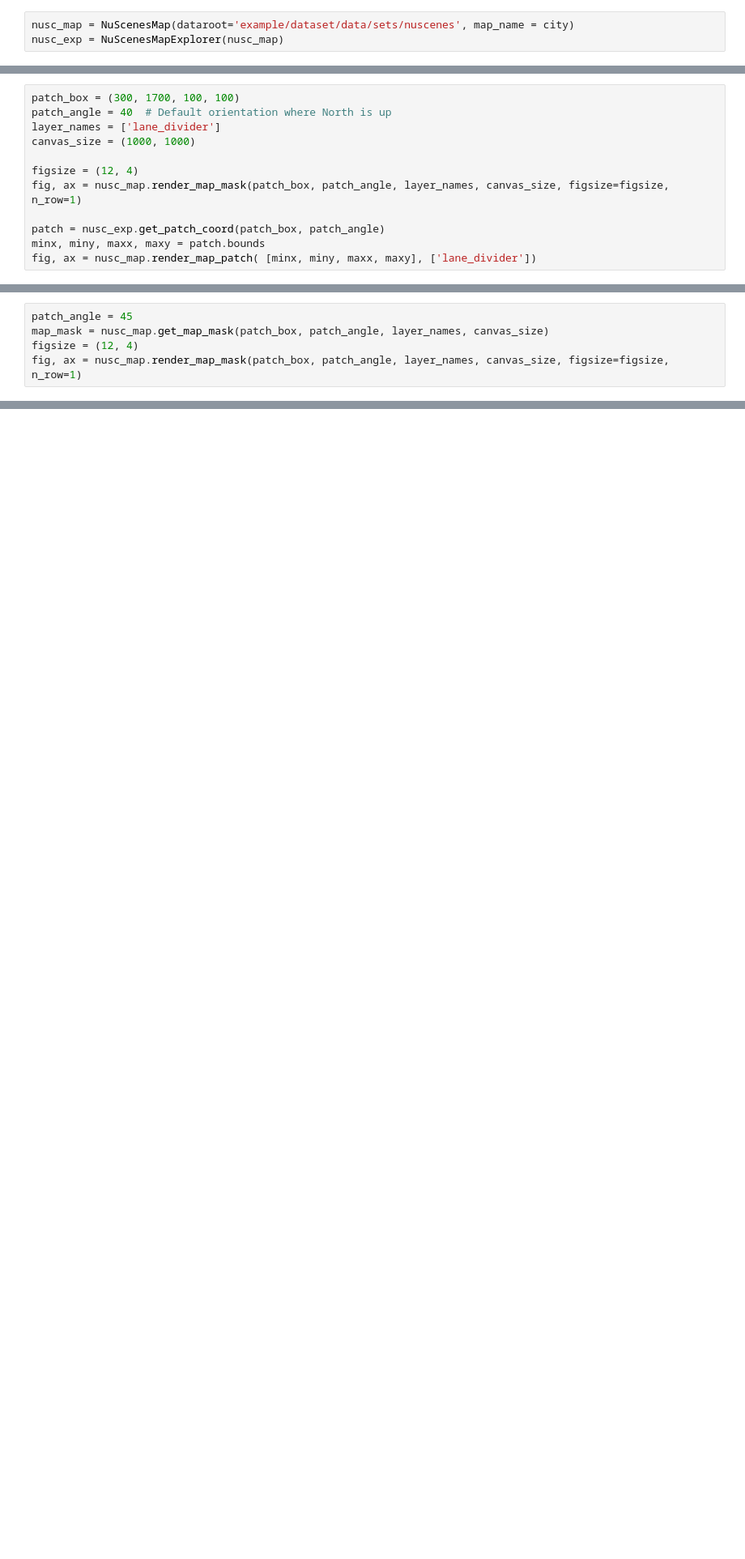
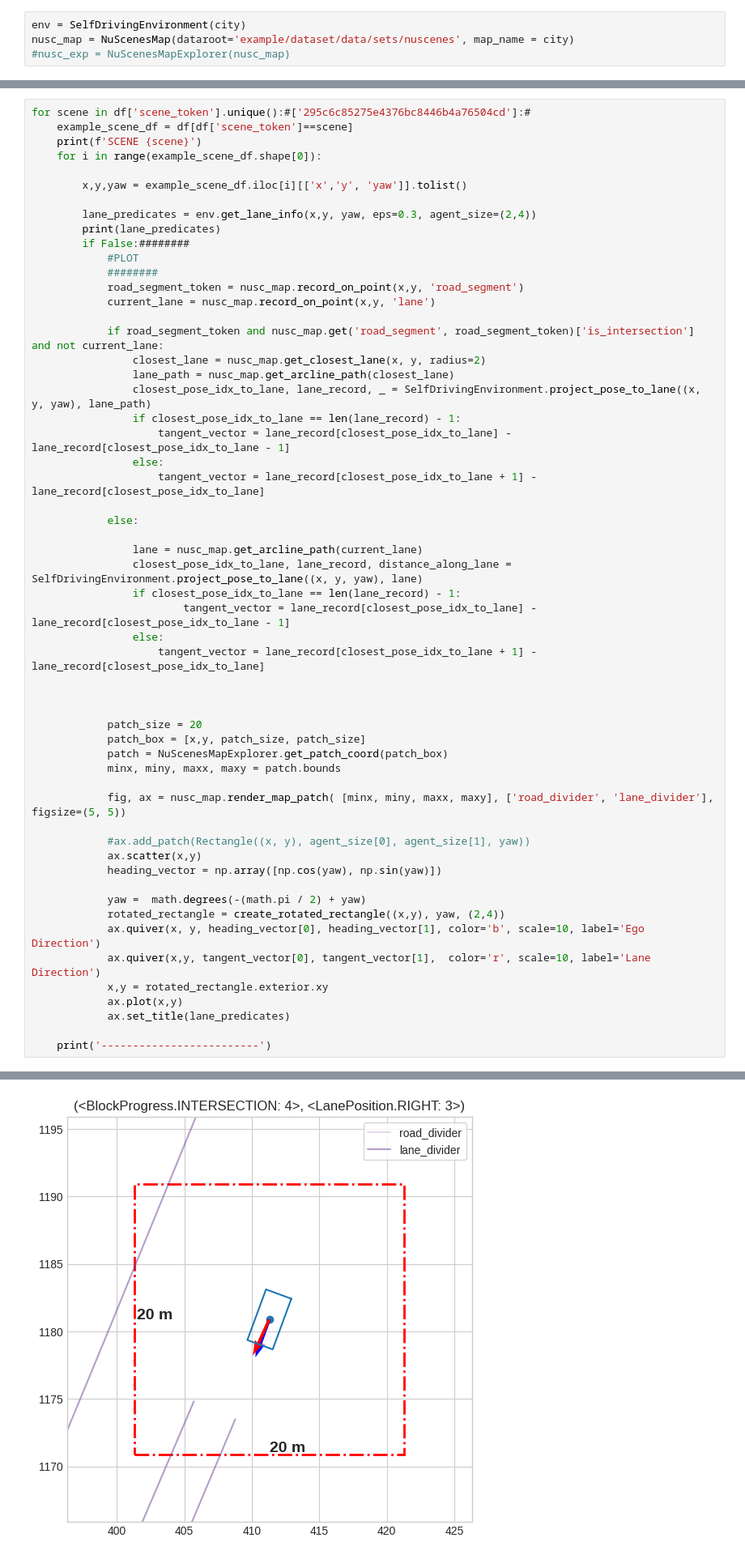
Before and after one commit to SaraMo14/MasterThesis, a Jupyter notebook: test_discretizer.ipynb, the cells around one changed output, grey strips where cells are left out. Shown at 81% size. Saved outputs shown, nothing was run; the diff lists cells and outputs as text; blank space fills up the shorter version.

Commit message:
fix dataset NaN, implement BlockProgress, LanePosition

```diff
--- a/test_discretizer.ipynb
+++ b/test_discretizer.ipynb
@@ -70,3 +56,4 @@ df.head()
 # %%
+env = SelfDrivingEnvironment(city)
 nusc_map = NuScenesMap(dataroot='example/dataset/data/sets/nuscenes', map_name = city)
-nusc_exp = NuScenesMapExplorer(nusc_map)
+#nusc_exp = NuScenesMapExplorer(nusc_map)
@@ -161,12 +69,0 @@ Test Rotation (patch angle)
-# %%
-patch_box = (300, 1700, 100, 100)
-patch_angle = 40  # Default orientation where North is up
-layer_names = ['lane_divider']
-canvas_size = (1000, 1000)
-
-figsize = (12, 4)
-fig, ax = nusc_map.render_map_mask(patch_box, patch_angle, layer_names, canvas_size, figsize=figsize, n_row=1)
-
-patch = nusc_exp.get_patch_coord(patch_box, patch_angle)
-minx, miny, maxx, maxy = patch.bounds
-fig, ax = nusc_map.render_map_patch( [minx, miny, maxx, maxy], ['lane_divider'])
@@ -176,5 +69,0 @@ fig, ax = nusc_map.render_map_patch( [minx, miny, maxx, maxy], ['lane_divider'])
-# %%
-patch_angle = 45
-map_mask = nusc_map.get_map_mask(patch_box, patch_angle, layer_names, canvas_size)
-figsize = (12, 4)
-fig, ax = nusc_map.render_map_mask(patch_box, patch_angle, layer_names, canvas_size, figsize=figsize, n_row=1)
@@ -182,0 +70,57 @@ fig, ax = nusc_map.render_map_mask(patch_box, patch_angle, layer_names, canvas_s
+# %%
+for scene in df['scene_token'].unique():#['295c6c85275e4376bc8446b4a76504cd']:#
+    example_scene_df = df[df['scene_token']==scene]
+    print(f'SCENE {scene}')
+    for i in range(example_scene_df.shape[0]):
+
+        x,y,yaw = example_scene_df.iloc[i][['x','y', 'yaw']].tolist()
+
+        lane_predicates = env.get_lane_info(x,y, yaw, eps=0.3, agent_size=(2,4))
+        print(lane_predicates)
+        if False:########
+            #PLOT
+            ########
+            road_segment_token = nusc_map.record_on_point(x,y, 'road_segment')
+            current_lane = nusc_map.record_on_point(x,y, 'lane')
+
+            if road_segment_token and nusc_map.get('road_segment', road_segment_token)['is_intersection'] and not current_lane:
+                closest_lane = nusc_map.get_closest_lane(x, y, radius=2)
+                lane_path = nusc_map.get_arcline_path(closest_lane)
+                closest_pose_idx_to_lane, lane_record, _ = SelfDrivingEnvironment.project_pose_to_lane((x, y, yaw), lane_path)
+                if closest_pose_idx_to_lane == len(lane_record) - 1:
+                    tangent_vector = lane_record[closest_pose_idx_to_lane] - lane_record[closest_pose_idx_to_lane - 1]
+                else:
+                    tangent_vector = lane_record[closest_pose_idx_to_lane + 1] - lane_record[closest_pose_idx_to_lane]
+
+            else:
+
+                lane = nusc_map.get_arcline_path(current_lane)
+                closest_pose_idx_to_lane, lane_record, distance_along_lane = SelfDrivingEnvironment.project_pose_to_lane((x, y, yaw), lane)
+                if closest_pose_idx_to_lane == len(lane_record) - 1:
+                        tangent_vector = lane_record[closest_pose_idx_to_lane] - lane_record[closest_pose_idx_to_lane - 1]
+                else:
+                    tangent_vector = lane_record[closest_pose_idx_to_lane + 1] - lane_record[closest_pose_idx_to_lane]
+
+
+
+            patch_size = 20
+            patch_box = [x,y, patch_size, patch_size]
+            patch = NuScenesMapExplorer.get_patch_coord(patch_box)
+            minx, miny, maxx, maxy = patch.bounds
+
+            fig, ax = nusc_map.render_map_patch( [minx, miny, maxx, maxy], ['road_divider', 'lane_divider'], figsize=(5, 5))
+
+            #ax.add_patch(Rectangle((x, y), agent_size[0], agent_size[1], yaw))
+            ax.scatter(x,y)
+            heading_vector = np.array([np.cos(yaw), np.sin(yaw)])
+
+            yaw =  math.degrees(-(math.pi / 2) + yaw)
+            rotated_rectangle = create_rotated_rectangle((x,y), yaw, (2,4))
+            ax.quiver(x, y, heading_vector[0], heading_vector[1], color='b', scale=10, label='Ego Direction')
+            ax.quiver(x,y, tangent_vector[0], tangent_vector[1],  color='r', scale=10, label='Lane Direction')
+            x,y = rotated_rectangle.exterior.xy
+            ax.plot(x,y)
+            ax.set_title(lane_predicates)
+
+    print('-------------------------')
+# %% [output]
@@ -182,0 +161 @@ fig, ax = nusc_map.render_map_mask(patch_box, patch_angle, layer_names, canvas_s
+[figure, added]
```
Also changed, not shown: parts of 14 cells of this notebook, 4 other files.
